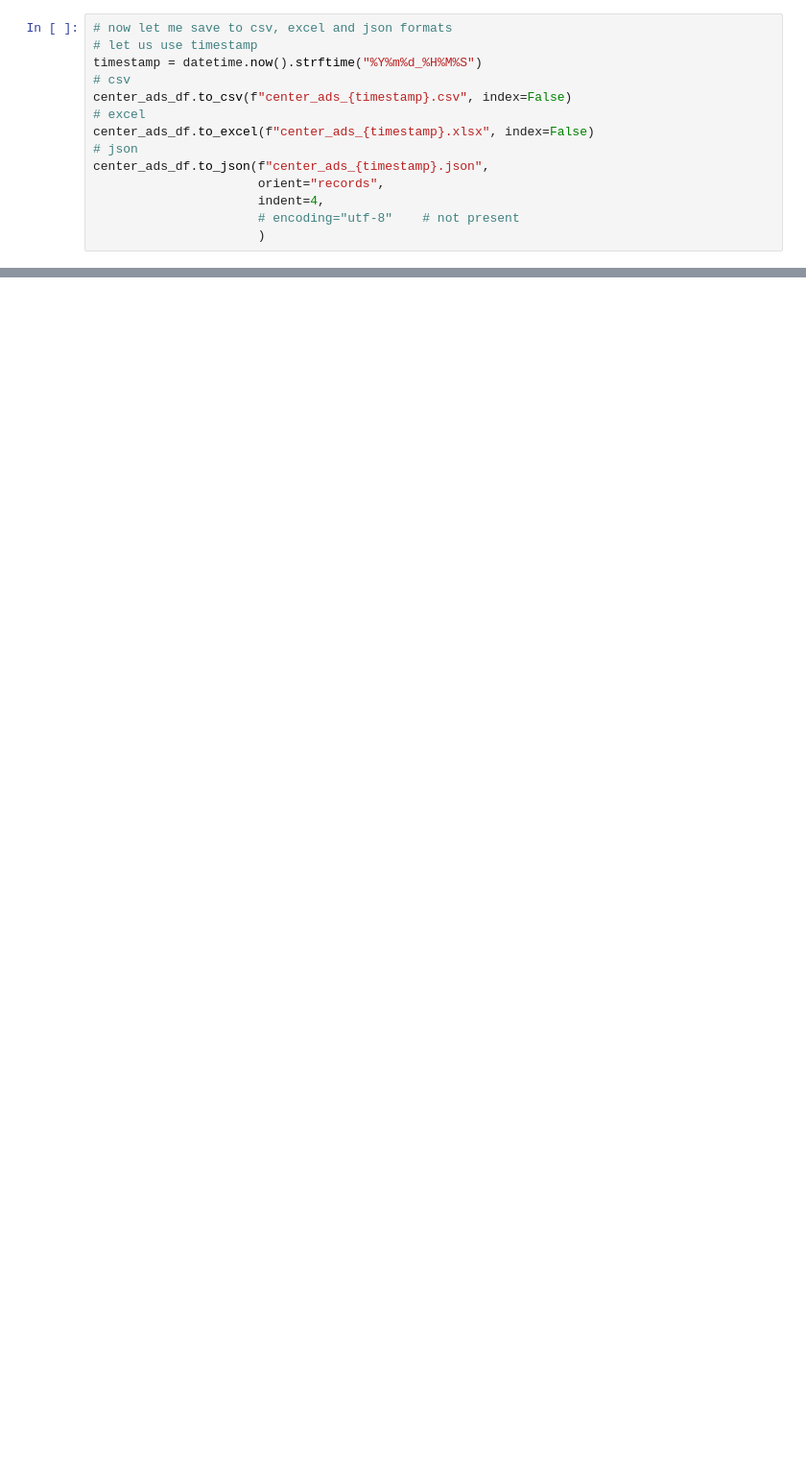
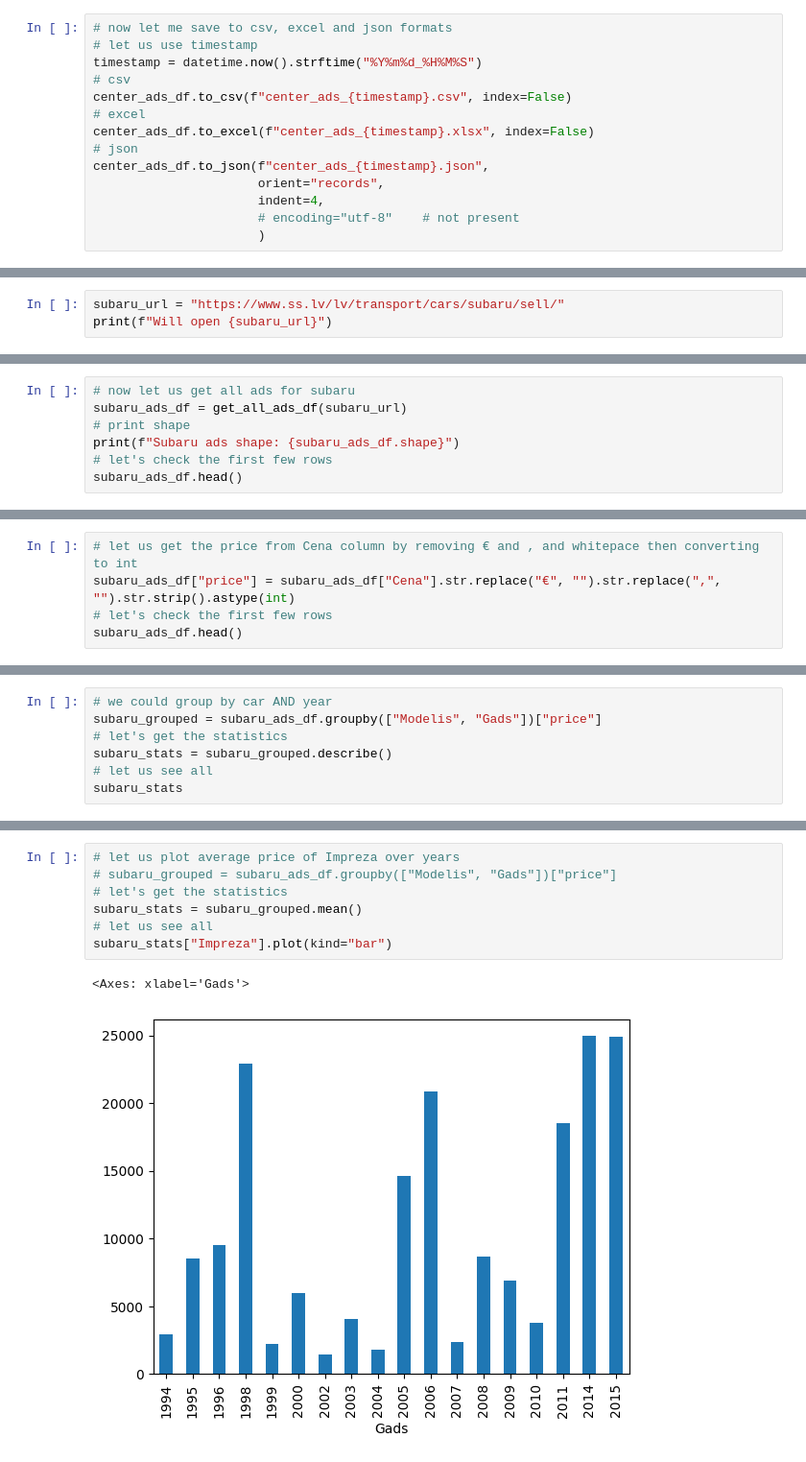
Before and after one commit to ValRCS/DAS_Python_24, a Jupyter notebook: Topic_15_Web_Scraping/WebScraping_Apartments.ipynb, the cells around one changed output, grey strips where cells are left out. Shown at 96% size. Cells and saved outputs as stored; diff of their text form; blank space fills up the shorter version.

```diff
--- a/Topic_15_Web_Scraping/WebScraping_Apartments.ipynb
+++ b/Topic_15_Web_Scraping/WebScraping_Apartments.ipynb
@@ -490,0 +493,3 @@ center_ads_df.to_json(f"center_ads_{timestamp}.json",
+# %%
+subaru_url = "https://www.ss.lv/lv/transport/cars/subaru/sell/"
+print(f"Will open {subaru_url}")
@@ -490,0 +498,7 @@ center_ads_df.to_json(f"center_ads_{timestamp}.json",
+# %%
+# now let us get all ads for subaru
+subaru_ads_df = get_all_ads_df(subaru_url)
+# print shape
+print(f"Subaru ads shape: {subaru_ads_df.shape}")
+# let's check the first few rows
+subaru_ads_df.head()
@@ -490,0 +519,5 @@ center_ads_df.to_json(f"center_ads_{timestamp}.json",
+# %%
+# let us get the price from Cena column by removing € and , and whitepace then converting to int
+subaru_ads_df["price"] = subaru_ads_df["Cena"].str.replace("€", "").str.replace(",", "").str.strip().astype(int)
+# let's check the first few rows
+subaru_ads_df.head()
@@ -490,0 +568,7 @@ center_ads_df.to_json(f"center_ads_{timestamp}.json",
+# %%
+# we could group by car AND year
+subaru_grouped = subaru_ads_df.groupby(["Modelis", "Gads"])["price"]
+# let's get the statistics
+subaru_stats = subaru_grouped.describe()
+# let us see all
+subaru_stats
@@ -490,0 +590,10 @@ center_ads_df.to_json(f"center_ads_{timestamp}.json",
+# %%
+# let us plot average price of Impreza over years
+# subaru_grouped = subaru_ads_df.groupby(["Modelis", "Gads"])["price"]
+# let's get the statistics
+subaru_stats = subaru_grouped.mean()
+# let us see all
+subaru_stats["Impreza"].plot(kind="bar")
+# %% [output]
+<Axes: xlabel='Gads'>
+[figure, added]
```
Also changed, not shown: parts of 15 cells of this notebook, 1 other file.
